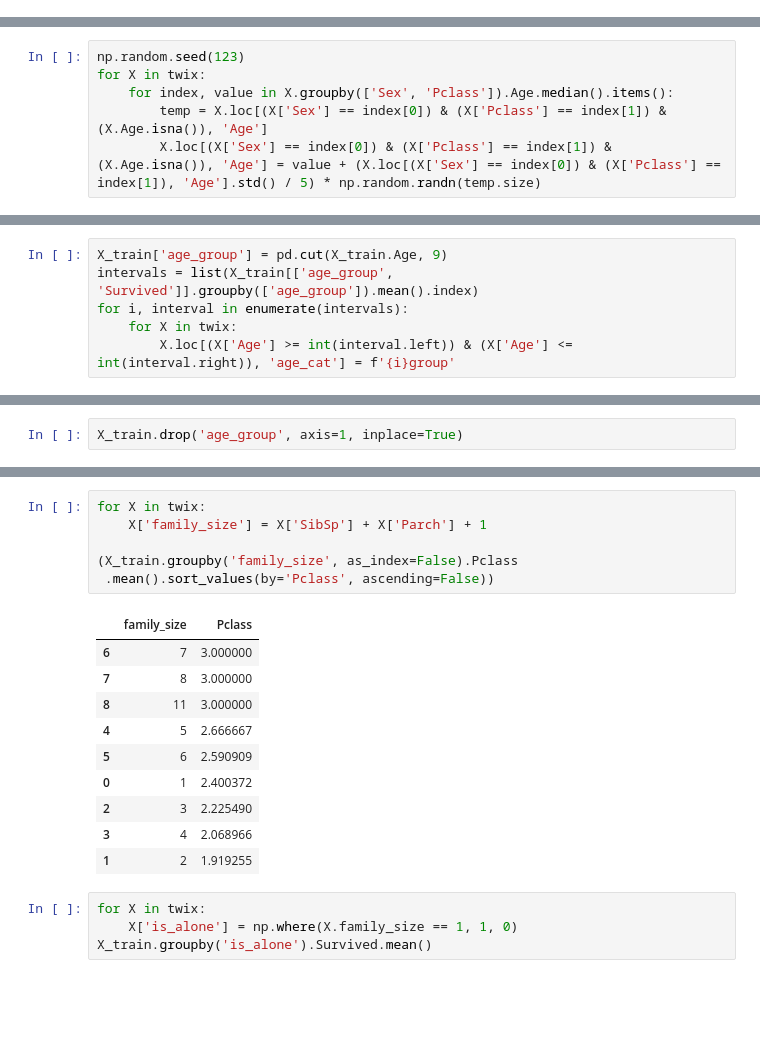
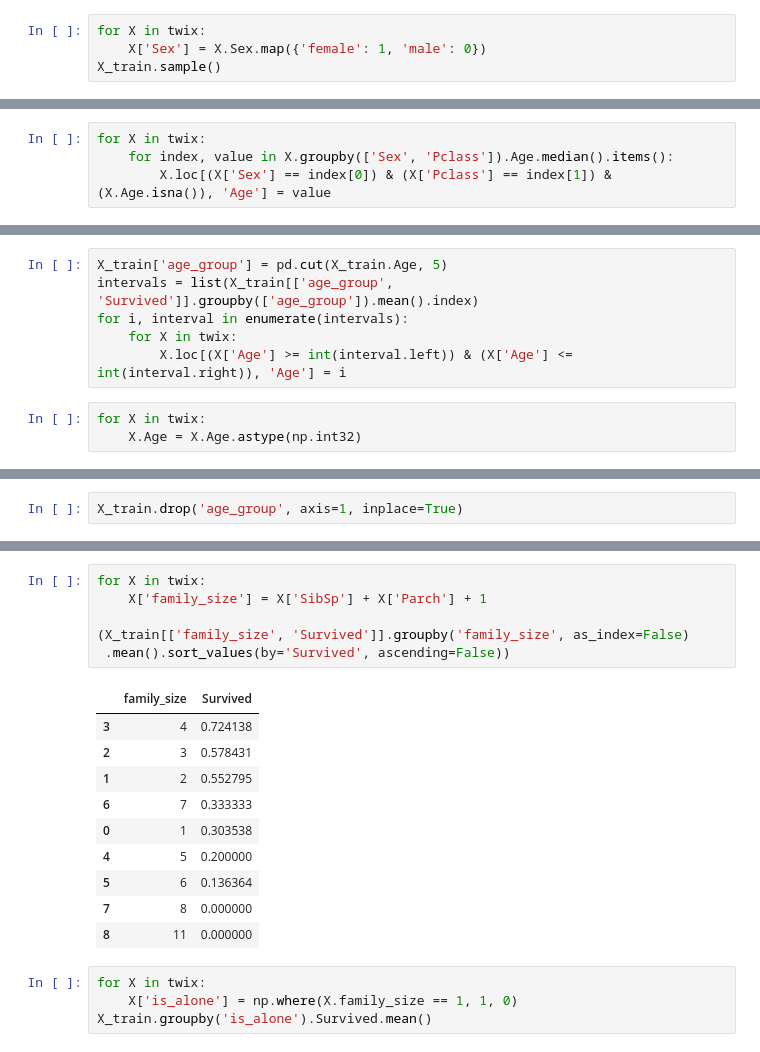
Before and after one commit to KuBaN658/kaggle, a Jupyter notebook: titanic/data_processing.ipynb, the cells around one changed output, grey strips where cells are left out. Cells and saved outputs as stored; diff of their text form; blank space fills up the shorter version.

```diff
--- a/titanic/data_processing.ipynb
+++ b/titanic/data_processing.ipynb
@@ -177,0 +184,4 @@ for X in twix:
+# %%
+for X in twix:
+    X['Sex'] = X.Sex.map({'female': 1, 'male': 0})
+X_train.sample()
@@ -188,7 +202,5 @@ male    1         40.0
 Name: Age, dtype: float64
 # %%
-np.random.seed(123)
 for X in twix:
     for index, value in X.groupby(['Sex', 'Pclass']).Age.median().items():
-        temp = X.loc[(X['Sex'] == index[0]) & (X['Pclass'] == index[1]) & (X.Age.isna()), 'Age']
-        X.loc[(X['Sex'] == index[0]) & (X['Pclass'] == index[1]) & (X.Age.isna()), 'Age'] = value + (X.loc[(X['Sex'] == index[0]) & (X['Pclass'] == index[1]), 'Age'].std() / 5) * np.random.randn(temp.size)
+        X.loc[(X['Sex'] == index[0]) & (X['Pclass'] == index[1]) & (X.Age.isna()), 'Age'] = value
@@ -200,6 +207,9 @@ sns.histplot(data=X_train, x='Age', hue='Survived', bins=9)
 # %%
-X_train['age_group'] = pd.cut(X_train.Age, 9)
+X_train['age_group'] = pd.cut(X_train.Age, 5)
 intervals = list(X_train[['age_group', 'Survived']].groupby(['age_group']).mean().index)
 for i, interval in enumerate(intervals):
     for X in twix:
-        X.loc[(X['Age'] >= int(interval.left)) & (X['Age'] <= int(interval.right)), 'age_cat'] = f'{i}group'
+        X.loc[(X['Age'] >= int(interval.left)) & (X['Age'] <= int(interval.right)), 'Age'] = i
+# %%
+for X in twix:
+    X.Age = X.Age.astype(np.int32)
@@ -218,20 +235,20 @@ X_train.sample(5)
 # %%
 for X in twix:
     X['family_size'] = X['SibSp'] + X['Parch'] + 1
 
-(X_train.groupby('family_size', as_index=False).Pclass
- .mean().sort_values(by='Pclass', ascending=False))
+(X_train[['family_size', 'Survived']].groupby('family_size', as_index=False)
+ .mean().sort_values(by='Survived', ascending=False))
 # %% [output]
-|  | family_size | Pclass |
-| 6 | 7 | 3.000000 |
-| 7 | 8 | 3.000000 |
-| 8 | 11 | 3.000000 |
-| 4 | 5 | 2.666667 |
-| 5 | 6 | 2.590909 |
-| 0 | 1 | 2.400372 |
-| 2 | 3 | 2.225490 |
-| 3 | 4 | 2.068966 |
-| 1 | 2 | 1.919255 |
+|  | family_size | Survived |
+| 3 | 4 | 0.724138 |
+| 2 | 3 | 0.578431 |
+| 1 | 2 | 0.552795 |
+| 6 | 7 | 0.333333 |
+| 0 | 1 | 0.303538 |
+| 4 | 5 | 0.200000 |
+| 5 | 6 | 0.136364 |
+| 7 | 8 | 0.000000 |
+| 8 | 11 | 0.000000 |
 # %%
 for X in twix:
     X['is_alone'] = np.where(X.family_size == 1, 1, 0)
```
Also changed, not shown: parts of 20 cells of this notebook, 6 other files.
